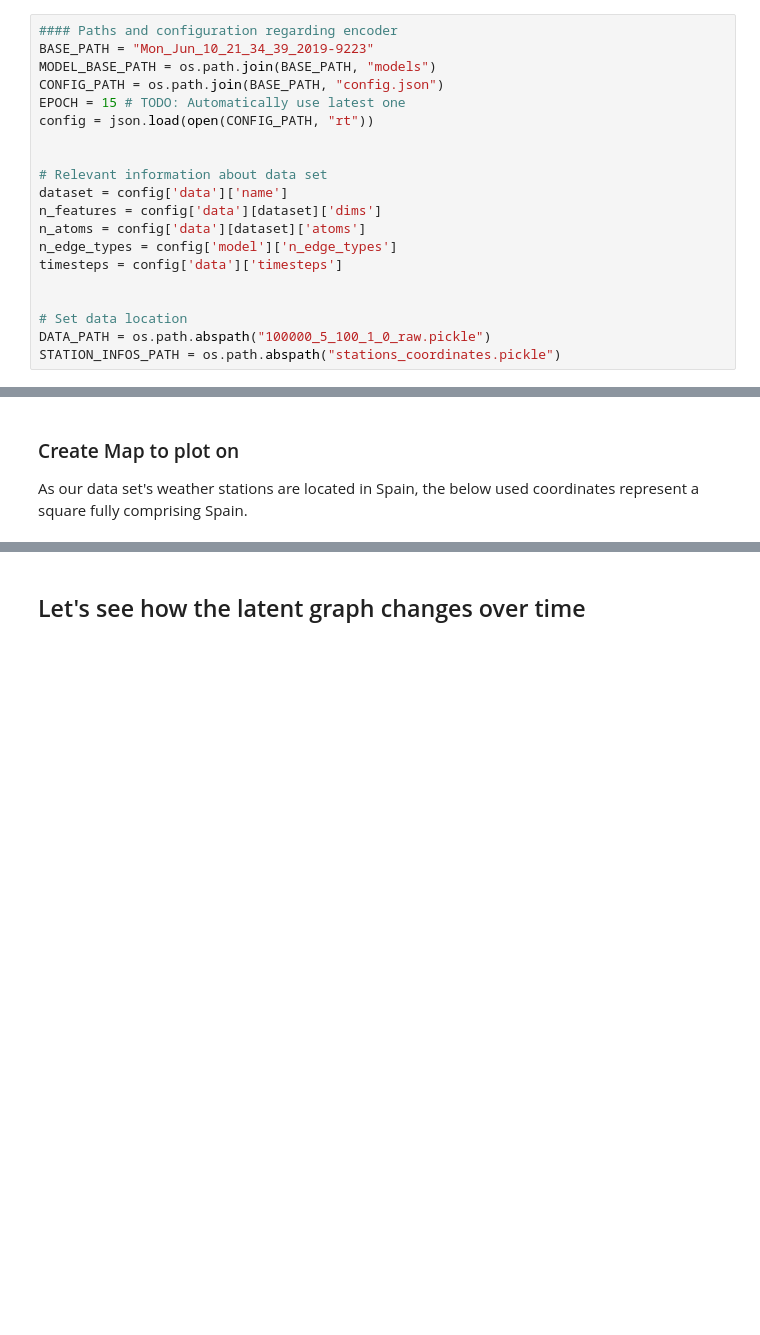
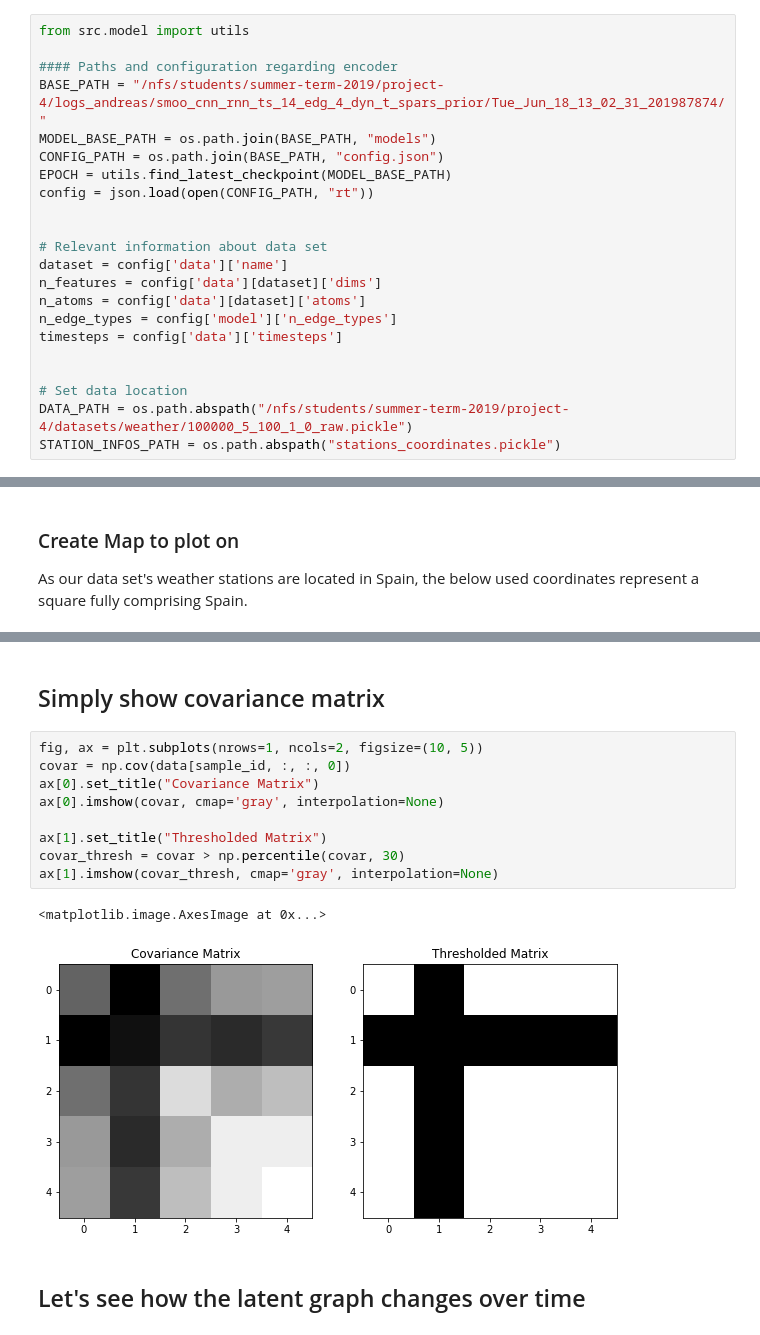
Before and after one commit to PaulUrsulean/LSGM, a Jupyter notebook: notebooks/map_visualization.ipynb, the cells around one changed output, grey strips where cells are left out. Drawn from its saved outputs; the diff is of its cells as text; blank space fills up the shorter version.

```diff
--- a/notebooks/map_visualization.ipynb
+++ b/notebooks/map_visualization.ipynb
@@ -29,11 +25,13 @@ sys.path.append("..")
 # %% [markdown]
 ## Constants and Hyperparameters
 # %%
+from src.model import utils
+
 #### Paths and configuration regarding encoder
-BASE_PATH = "Mon_Jun_10_21_34_39_2019-9223"
+BASE_PATH = "/nfs/students/summer-term-2019/project-4/logs_andreas/smoo_cnn_rnn_ts_14_edg_4_dyn_t_spars_prior/Tue_Jun_18_13_02_31_201987874/"
 MODEL_BASE_PATH = os.path.join(BASE_PATH, "models")
 CONFIG_PATH = os.path.join(BASE_PATH, "config.json")
-EPOCH = 15 # TODO: Automatically use latest one
+EPOCH = utils.find_latest_checkpoint(MODEL_BASE_PATH)
 config = json.load(open(CONFIG_PATH, "rt"))
 
 
@@ -46,5 +44,5 @@ timesteps = config['data']['timesteps']
 
 
 # Set data location
-DATA_PATH = os.path.abspath("100000_5_100_1_0_raw.pickle")
+DATA_PATH = os.path.abspath("/nfs/students/summer-term-2019/project-4/datasets/weather/100000_5_100_1_0_raw.pickle")
 STATION_INFOS_PATH = os.path.abspath("stations_coordinates.pickle")
@@ -225,2 +159,16 @@ fig.colorbar(im, ax=axes.ravel().tolist(), shrink=0.6)
+# %% [markdown]
+## Simply show covariance matrix
+# %%
+fig, ax = plt.subplots(nrows=1, ncols=2, figsize=(10, 5))
+covar = np.cov(data[sample_id, :, :, 0])
+ax[0].set_title("Covariance Matrix")
+ax[0].imshow(covar, cmap='gray', interpolation=None)
+
+ax[1].set_title("Thresholded Matrix")
+covar_thresh = covar > np.percentile(covar, 30)
+ax[1].imshow(covar_thresh, cmap='gray', interpolation=None)
+# %% [output]
+<matplotlib.image.AxesImage at 0x...>
+[figure, added]
 # %% [markdown]
 ## Let's see how the latent graph changes over time
```
Also changed, not shown: parts of 33 cells of this notebook.
